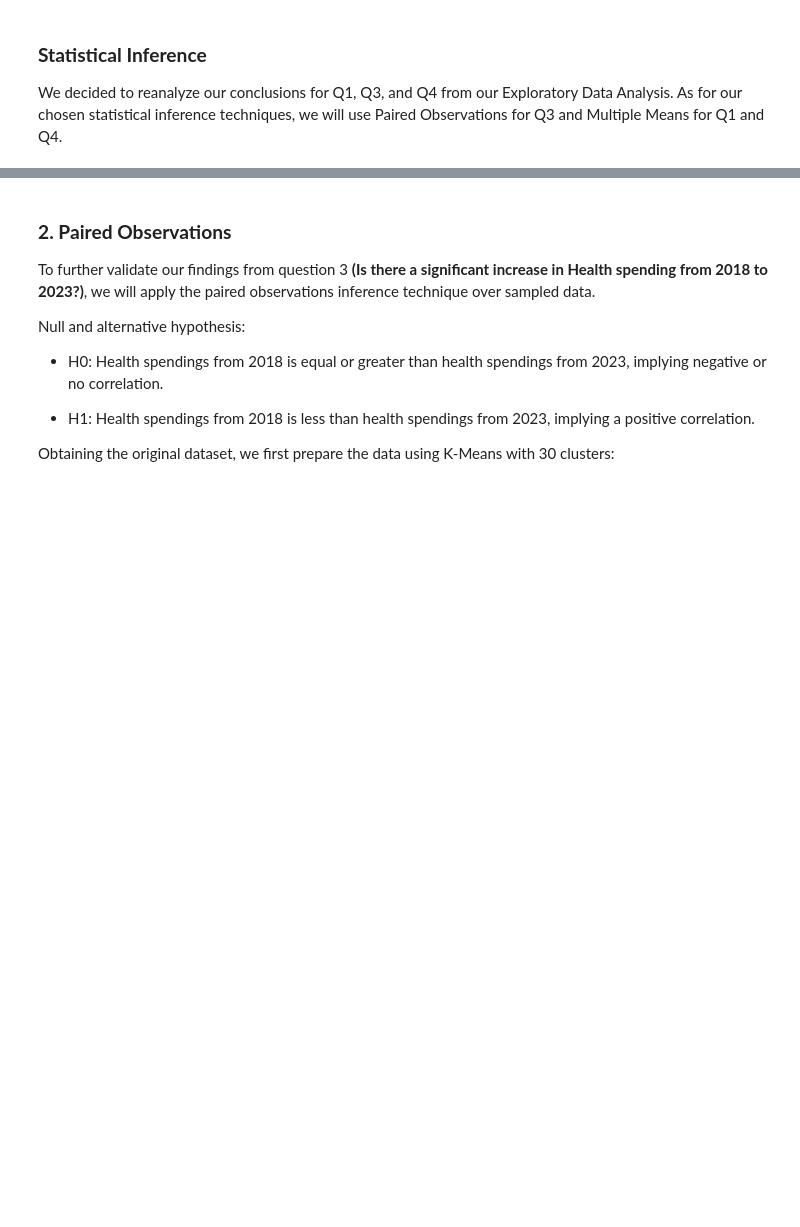
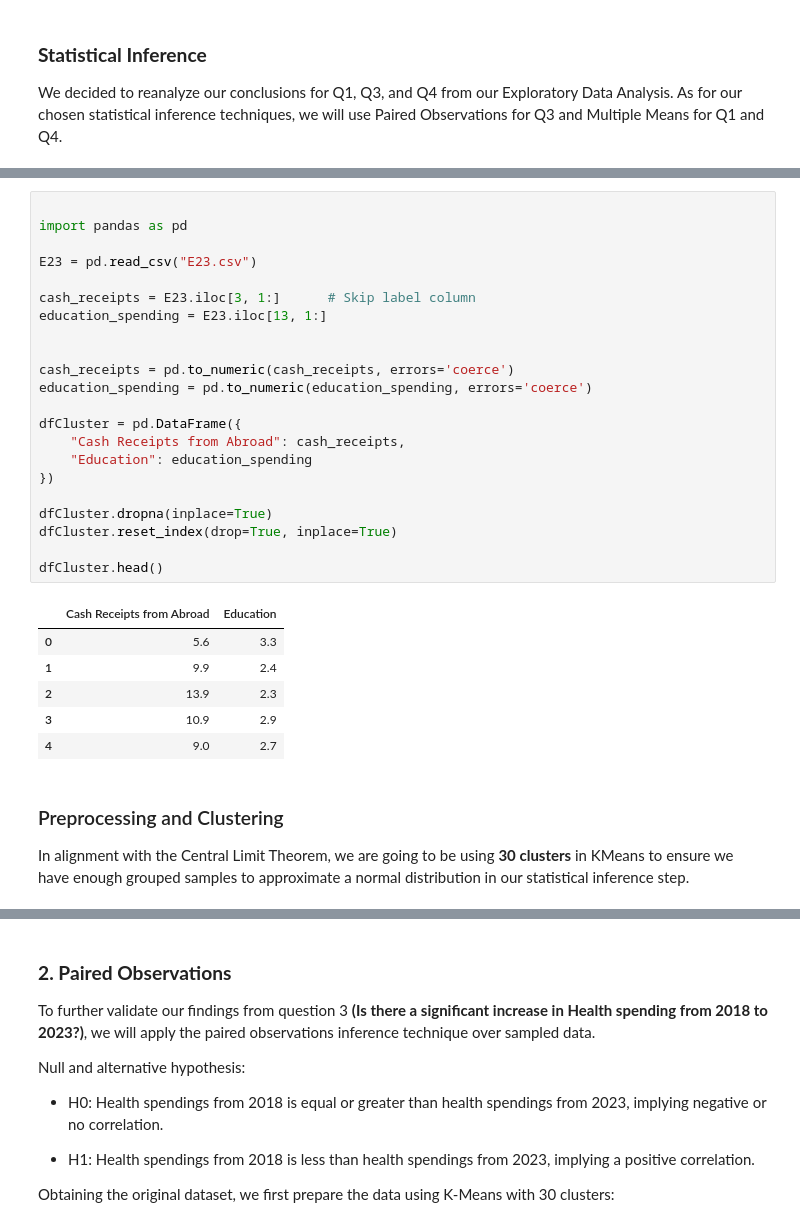
Before and after one commit to Sky282128/RoleModels, a Jupyter notebook: RoleModels.ipynb, the cells around one changed output, grey strips where cells are left out. Saved outputs shown, nothing was run; the diff lists cells and outputs as text; blank space fills up the shorter version.

```diff
--- a/RoleModels.ipynb
+++ b/RoleModels.ipynb
@@ -576,0 +586,33 @@ We decided to reanalyze our conclusions for Q1, Q3, and Q4 from our Exploratory
+# %%
+
+import pandas as pd
+
+E23 = pd.read_csv("E23.csv")
+
+cash_receipts = E23.iloc[3, 1:]      # Skip label column
+education_spending = E23.iloc[13, 1:]
+
+
+cash_receipts = pd.to_numeric(cash_receipts, errors='coerce')
+education_spending = pd.to_numeric(education_spending, errors='coerce')
+
+dfCluster = pd.DataFrame({
+    "Cash Receipts from Abroad": cash_receipts,
+    "Education": education_spending
+})
+
+dfCluster.dropna(inplace=True)
+dfCluster.reset_index(drop=True, inplace=True)
+
+dfCluster.head()
+# %% [output]
+|  | Cash Receipts from Abroad | Education |
+| 0 | 5.6 | 3.3 |
+| 1 | 9.9 | 2.4 |
+| 2 | 13.9 | 2.3 |
+| 3 | 10.9 | 2.9 |
+| 4 | 9.0 | 2.7 |
+# %% [markdown]
+###  Preprocessing and Clustering
+
+In alignment with the Central Limit Theorem, we are going to be using **30 clusters** in KMeans to ensure we have enough grouped samples to approximate a normal distribution in our statistical inference step.
```
Also changed, not shown: parts of 11 cells of this notebook.
